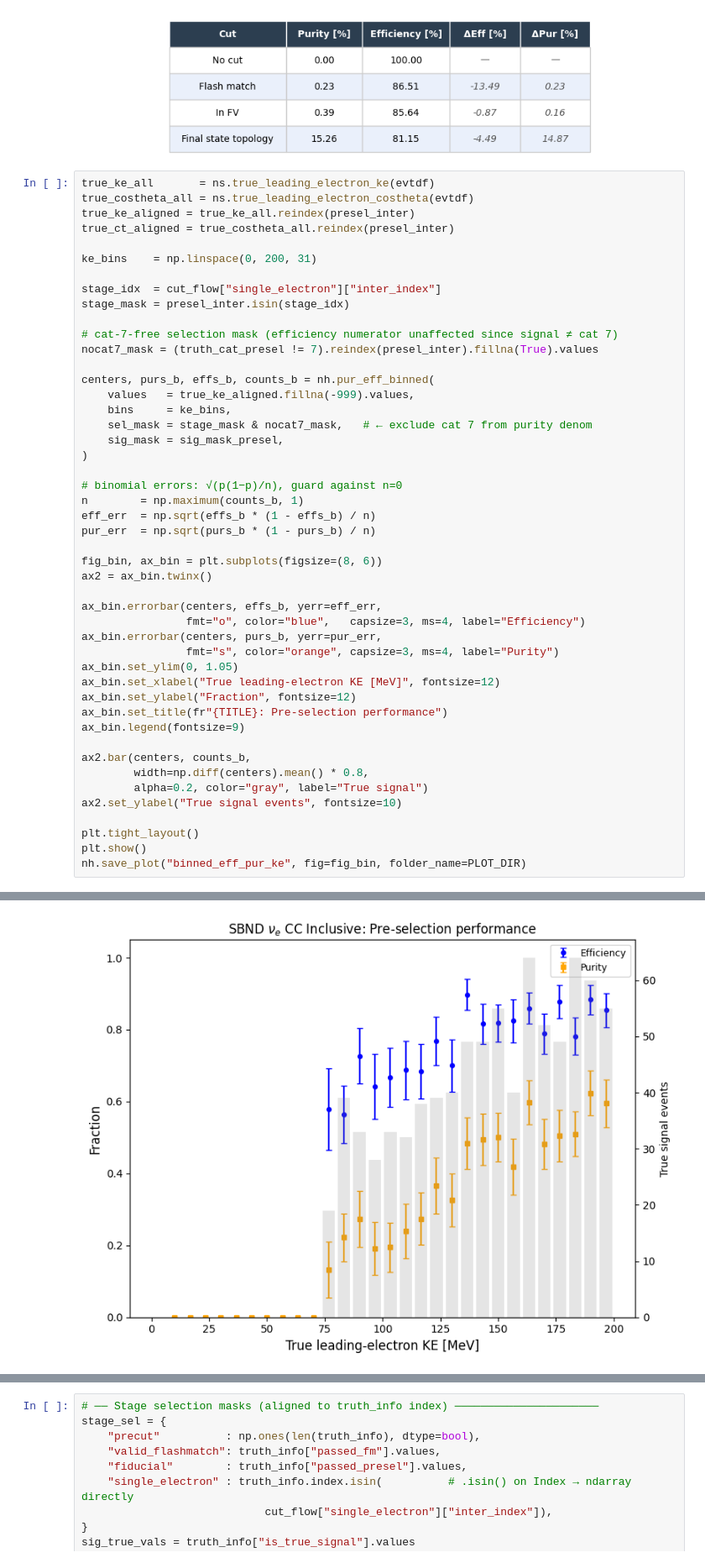
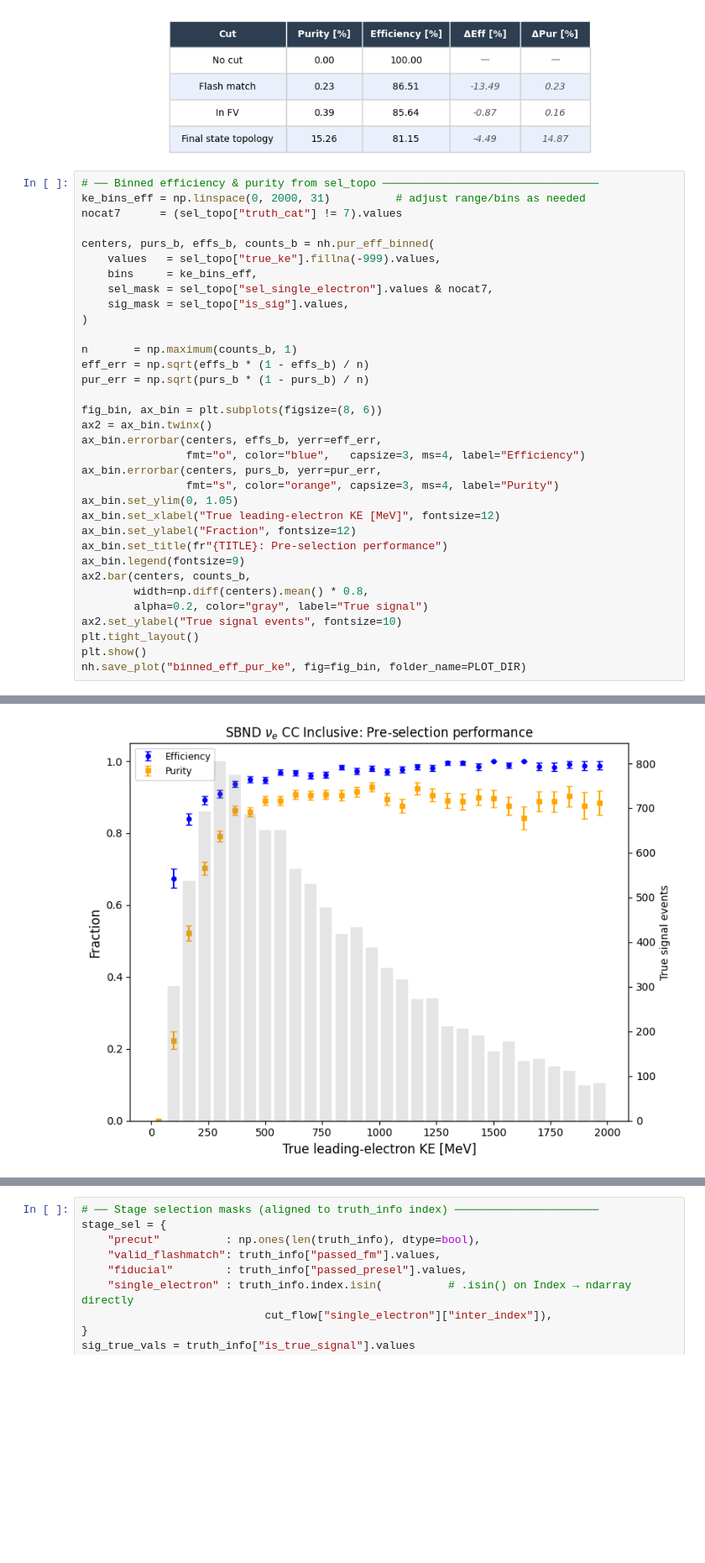
Before and after one commit to castalyfan1012/cafpyana, a Jupyter notebook: analysis_village/nueCC/nue_selection_v2-2.ipynb, the cells around one changed output, grey strips where cells are left out. Shown at 84% size. Drawn from its saved outputs; the diff is of its cells as text; blank space fills up the shorter version.

```diff
--- a/analysis_village/nueCC/nue_selection_v2-2.ipynb
+++ b/analysis_village/nueCC/nue_selection_v2-2.ipynb
@@ -312,34 +359,23 @@ nh.save_plot("pur_eff_table", fig=fig_tbl, folder_name=PLOT_DIR)
 # %% [output]
 [figure]
 # %%
-true_ke_all       = ns.true_leading_electron_ke(evtdf)
-true_costheta_all = ns.true_leading_electron_costheta(evtdf)
-true_ke_aligned = true_ke_all.reindex(presel_inter)
-true_ct_aligned = true_costheta_all.reindex(presel_inter)
-
-ke_bins    = np.linspace(0, 200, 31)
-
-stage_idx  = cut_flow["single_electron"]["inter_index"]
-stage_mask = presel_inter.isin(stage_idx)
-
-# cat-7-free selection mask (efficiency numerator unaffected since signal ≠ cat 7)
-nocat7_mask = (truth_cat_presel != 7).reindex(presel_inter).fillna(True).values
+# ── Binned efficiency & purity from sel_topo ─────────────────────────────────
+ke_bins_eff = np.linspace(0, 2000, 31)          # adjust range/bins as needed
+nocat7      = (sel_topo["truth_cat"] != 7).values
 
 centers, purs_b, effs_b, counts_b = nh.pur_eff_binned(
-    values   = true_ke_aligned.fillna(-999).values,
-    bins     = ke_bins,
-    sel_mask = stage_mask & nocat7_mask,   # ← exclude cat 7 from purity denom
-    sig_mask = sig_mask_presel,
+    values   = sel_topo["true_ke"].fillna(-999).values,
+    bins     = ke_bins_eff,
+    sel_mask = sel_topo["sel_single_electron"].values & nocat7,
+    sig_mask = sel_topo["is_sig"].values,
 )
 
-# binomial errors: √(p(1−p)/n), guard against n=0
-n        = np.maximum(counts_b, 1)
-eff_err  = np.sqrt(effs_b * (1 - effs_b) / n)
-pur_err  = np.sqrt(purs_b * (1 - purs_b) / n)
+n       = np.maximum(counts_b, 1)
+eff_err = np.sqrt(effs_b * (1 - effs_b) / n)
+pur_err = np.sqrt(purs_b * (1 - purs_b) / n)
 
 fig_bin, ax_bin = plt.subplots(figsize=(8, 6))
 ax2 = ax_bin.twinx()
-
 ax_bin.errorbar(centers, effs_b, yerr=eff_err,
                 fmt="o", color="blue",   capsize=3, ms=4, label="Efficiency")
 ax_bin.errorbar(centers, purs_b, yerr=pur_err,
@@ -349,12 +385,10 @@ ax_bin.set_xlabel("True leading-electron KE [MeV]", fontsize=12)
 ax_bin.set_ylabel("Fraction", fontsize=12)
 ax_bin.set_title(fr"{TITLE}: Pre-selection performance")
 ax_bin.legend(fontsize=9)
-
 ax2.bar(centers, counts_b,
         width=np.diff(centers).mean() * 0.8,
         alpha=0.2, color="gray", label="True signal")
 ax2.set_ylabel("True signal events", fontsize=10)
-
 plt.tight_layout()
 plt.show()
 nh.save_plot("binned_eff_pur_ke", fig=fig_bin, folder_name=PLOT_DIR)
@@ -371,2 +396,2 @@ After *1     (already MeV) → min/max: 9.5 – 33956.8 MeV
-[figure, old version]
+[figure, new version]
 # %%
```
Also changed, not shown: parts of 15 cells of this notebook, 10 other files.
